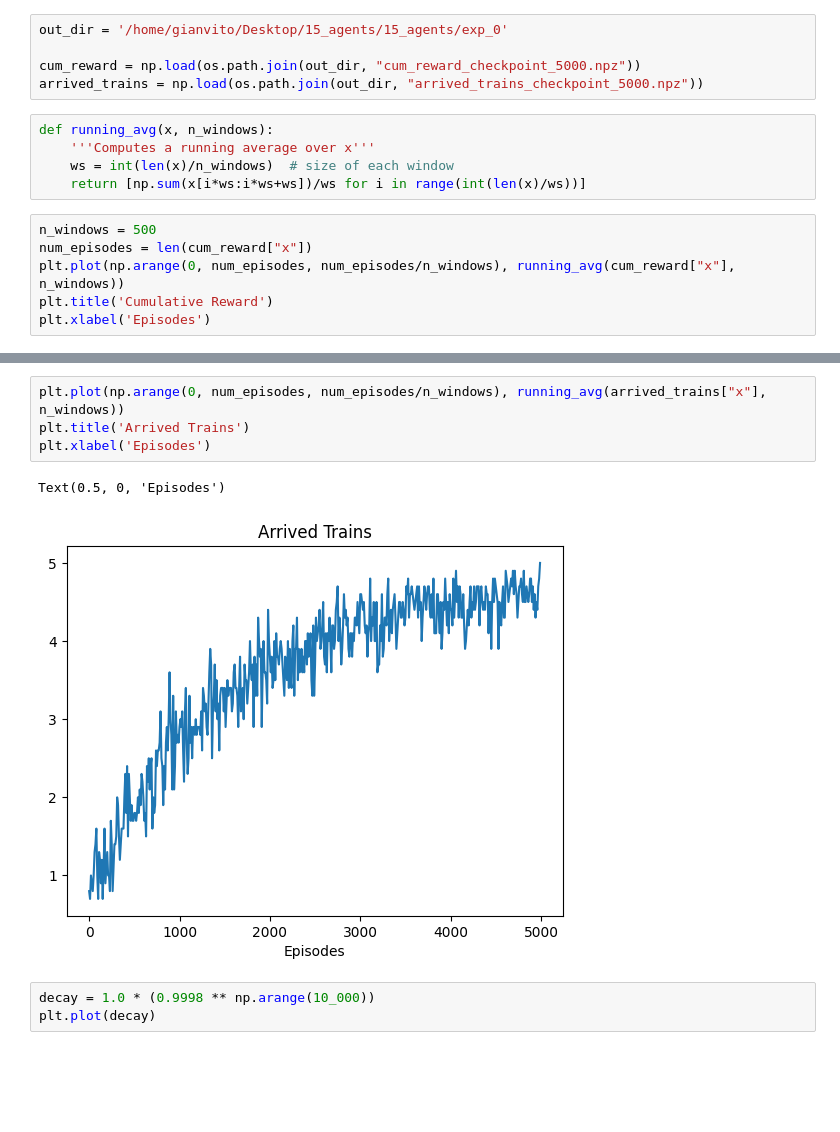
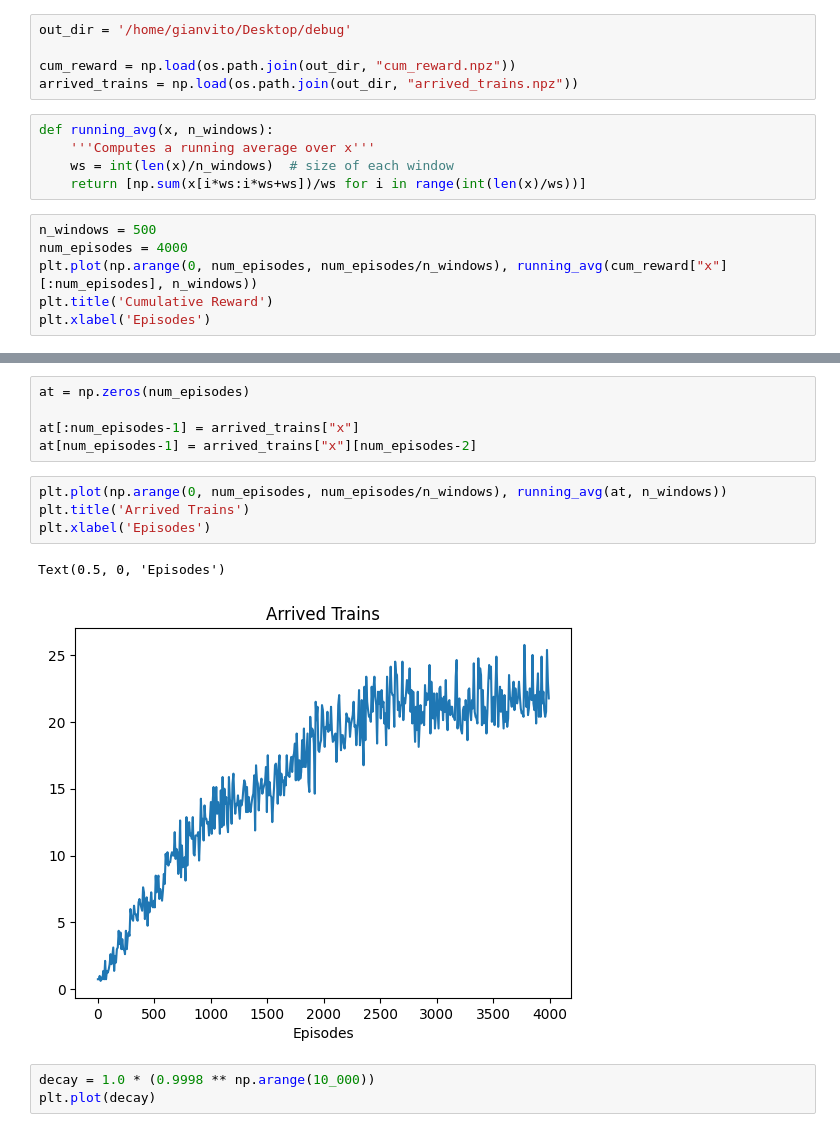
Before and after one commit to gvlos/SwitchFL, a Jupyter notebook: plot.ipynb, the cells around one changed output, grey strips where cells are left out. Cells and saved outputs as stored; diff of their text form; blank space fills up the shorter version.

```diff
--- a/plot.ipynb
+++ b/plot.ipynb
@@ -10,8 +18,8 @@ arrived_trains = np.load(os.path.join(out_dir, "arrived_trains.npz"))
 # %%
-out_dir = '/home/gianvito/Desktop/15_agents/15_agents/exp_0'
+out_dir = '/home/gianvito/Desktop/debug'
 
-cum_reward = np.load(os.path.join(out_dir, "cum_reward_checkpoint_5000.npz"))
-arrived_trains = np.load(os.path.join(out_dir, "arrived_trains_checkpoint_5000.npz"))
+cum_reward = np.load(os.path.join(out_dir, "cum_reward.npz"))
+arrived_trains = np.load(os.path.join(out_dir, "arrived_trains.npz"))
 # %%
 def running_avg(x, n_windows):
     '''Computes a running average over x'''
@@ -19,8 +27,8 @@ def running_avg(x, n_windows):
     return [np.sum(x[i*ws:i*ws+ws])/ws for i in range(int(len(x)/ws))]
 # %%
 n_windows = 500
-num_episodes = len(cum_reward["x"])
-plt.plot(np.arange(0, num_episodes, num_episodes/n_windows), running_avg(cum_reward["x"], n_windows))
+num_episodes = 4000
+plt.plot(np.arange(0, num_episodes, num_episodes/n_windows), running_avg(cum_reward["x"][:num_episodes], n_windows))
 plt.title('Cumulative Reward')
 plt.xlabel('Episodes')
 # %% [output]
@@ -29,10 +37,15 @@ Text(0.5, 0, 'Episodes')
+# %%
+at = np.zeros(num_episodes)
+
+at[:num_episodes-1] = arrived_trains["x"]
+at[num_episodes-1] = arrived_trains["x"][num_episodes-2]
 # %%
-plt.plot(np.arange(0, num_episodes, num_episodes/n_windows), running_avg(arrived_trains["x"], n_windows))
+plt.plot(np.arange(0, num_episodes, num_episodes/n_windows), running_avg(at, n_windows))
 plt.title('Arrived Trains')
 plt.xlabel('Episodes')
 # %% [output]
 Text(0.5, 0, 'Episodes')
-[figure, old version]
+[figure, new version]
 # %%
 decay = 1.0 * (0.9998 ** np.arange(10_000))
 plt.plot(decay)
```
Also changed, not shown: parts of 10 cells of this notebook, 7 other files.
